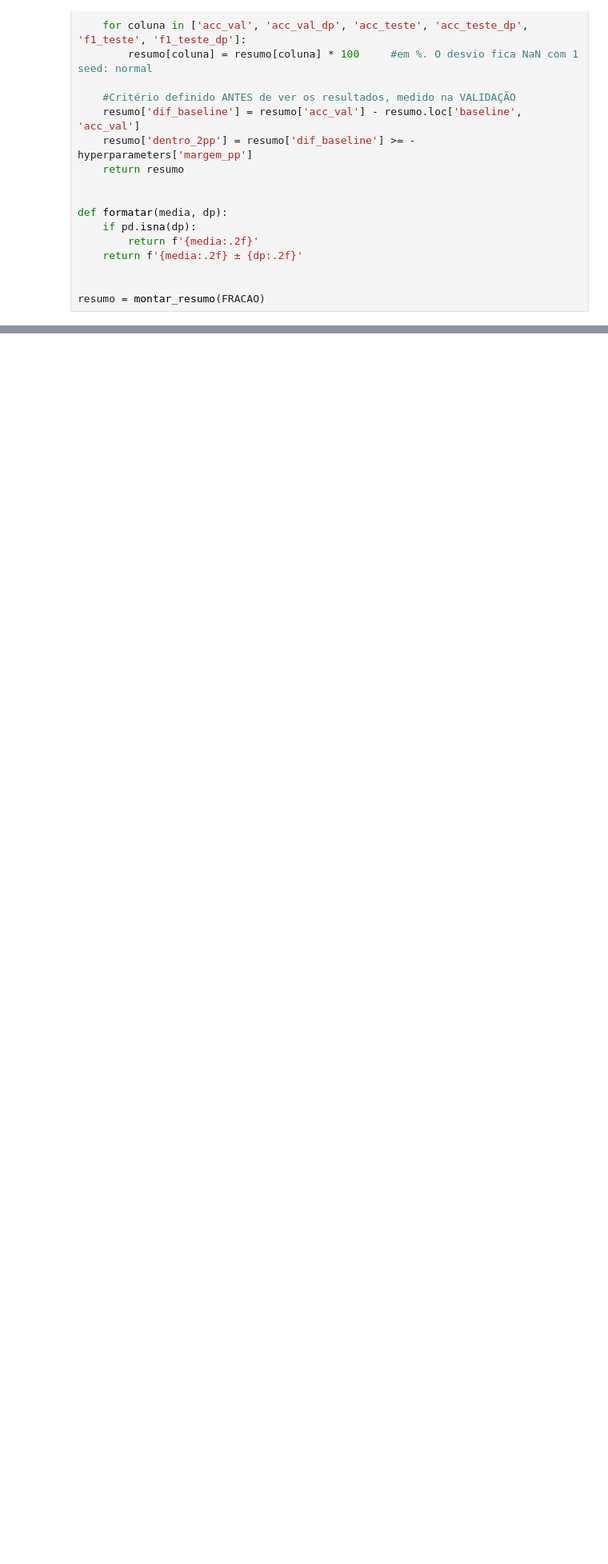
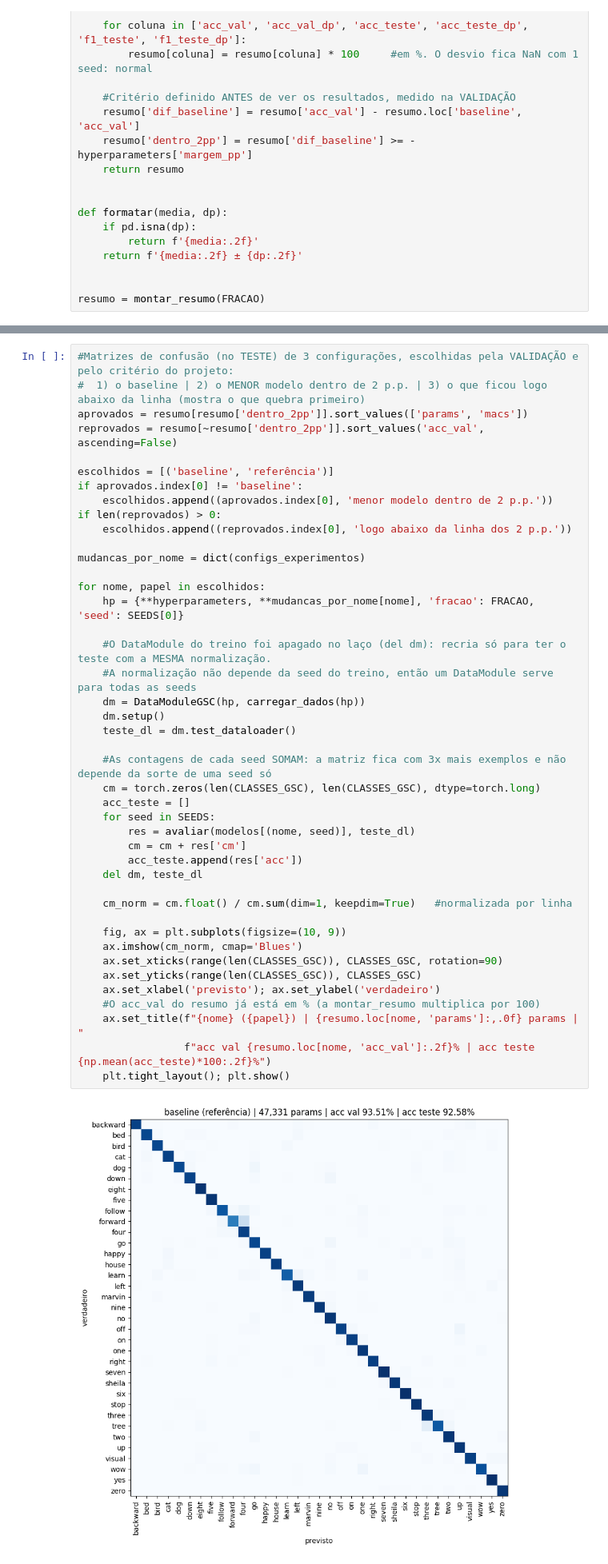
Before and after one commit to gpeuzinCosta/kws-borda, a Jupyter notebook: notebooks/experimentos/playground_cnn1d_guilherme.ipynb, the cells around one changed output, grey strips where cells are left out. Shown at 80% size. Saved outputs shown, nothing was run; the diff lists cells and outputs as text; blank space fills up the shorter version.

Commit message:
Teste inteiro do gsc como o menor modelo mais performatico

```diff
--- a/notebooks/experimentos/playground_cnn1d_guilherme.ipynb
+++ b/notebooks/experimentos/playground_cnn1d_guilherme.ipynb
@@ -1448,0 +1581,45 @@ for _, linha in top3.iterrows():
+# %%
+#Matrizes de confusão (no TESTE) de 3 configurações, escolhidas pela VALIDAÇÃO e pelo critério do projeto:
+#  1) o baseline | 2) o MENOR modelo dentro de 2 p.p. | 3) o que ficou logo abaixo da linha (mostra o que quebra primeiro)
+aprovados = resumo[resumo['dentro_2pp']].sort_values(['params', 'macs'])
+reprovados = resumo[~resumo['dentro_2pp']].sort_values('acc_val', ascending=False)
+
+escolhidos = [('baseline', 'referência')]
+if aprovados.index[0] != 'baseline':
+    escolhidos.append((aprovados.index[0], 'menor modelo dentro de 2 p.p.'))
+if len(reprovados) > 0:
+    escolhidos.append((reprovados.index[0], 'logo abaixo da linha dos 2 p.p.'))
+
+mudancas_por_nome = dict(configs_experimentos)
+
+for nome, papel in escolhidos:
+    hp = {**hyperparameters, **mudancas_por_nome[nome], 'fracao': FRACAO, 'seed': SEEDS[0]}
+
+    #O DataModule do treino foi apagado no laço (del dm): recria só para ter o teste com a MESMA normalização.
+    #A normalização não depende da seed do treino, então um DataModule serve para todas as seeds
+    dm = DataModuleGSC(hp, carregar_dados(hp))
+    dm.setup()
+    teste_dl = dm.test_dataloader()
+
+    #As contagens de cada seed SOMAM: a matriz fica com 3x mais exemplos e não depende da sorte de uma seed só
+    cm = torch.zeros(len(CLASSES_GSC), len(CLASSES_GSC), dtype=torch.long)
+    acc_teste = []
+    for seed in SEEDS:
+        res = avaliar(modelos[(nome, seed)], teste_dl)
+        cm = cm + res['cm']
+        acc_teste.append(res['acc'])
+    del dm, teste_dl
+
+    cm_norm = cm.float() / cm.sum(dim=1, keepdim=True)   #normalizada por linha
+
+    fig, ax = plt.subplots(figsize=(10, 9))
+    ax.imshow(cm_norm, cmap='Blues')
+    ax.set_xticks(range(len(CLASSES_GSC)), CLASSES_GSC, rotation=90)
+    ax.set_yticks(range(len(CLASSES_GSC)), CLASSES_GSC)
+    ax.set_xlabel('previsto'); ax.set_ylabel('verdadeiro')
+    #O acc_val do resumo já está em % (a montar_resumo multiplica por 100)
+    ax.set_title(f"{nome} ({papel}) | {resumo.loc[nome, 'params']:,.0f} params | "
+                 f"acc val {resumo.loc[nome, 'acc_val']:.2f}% | acc teste {np.mean(acc_teste)*100:.2f}%")
+    plt.tight_layout(); plt.show()
+# %% [output]
+[figure, added]
```
Also changed, not shown: parts of 22 cells of this notebook.
